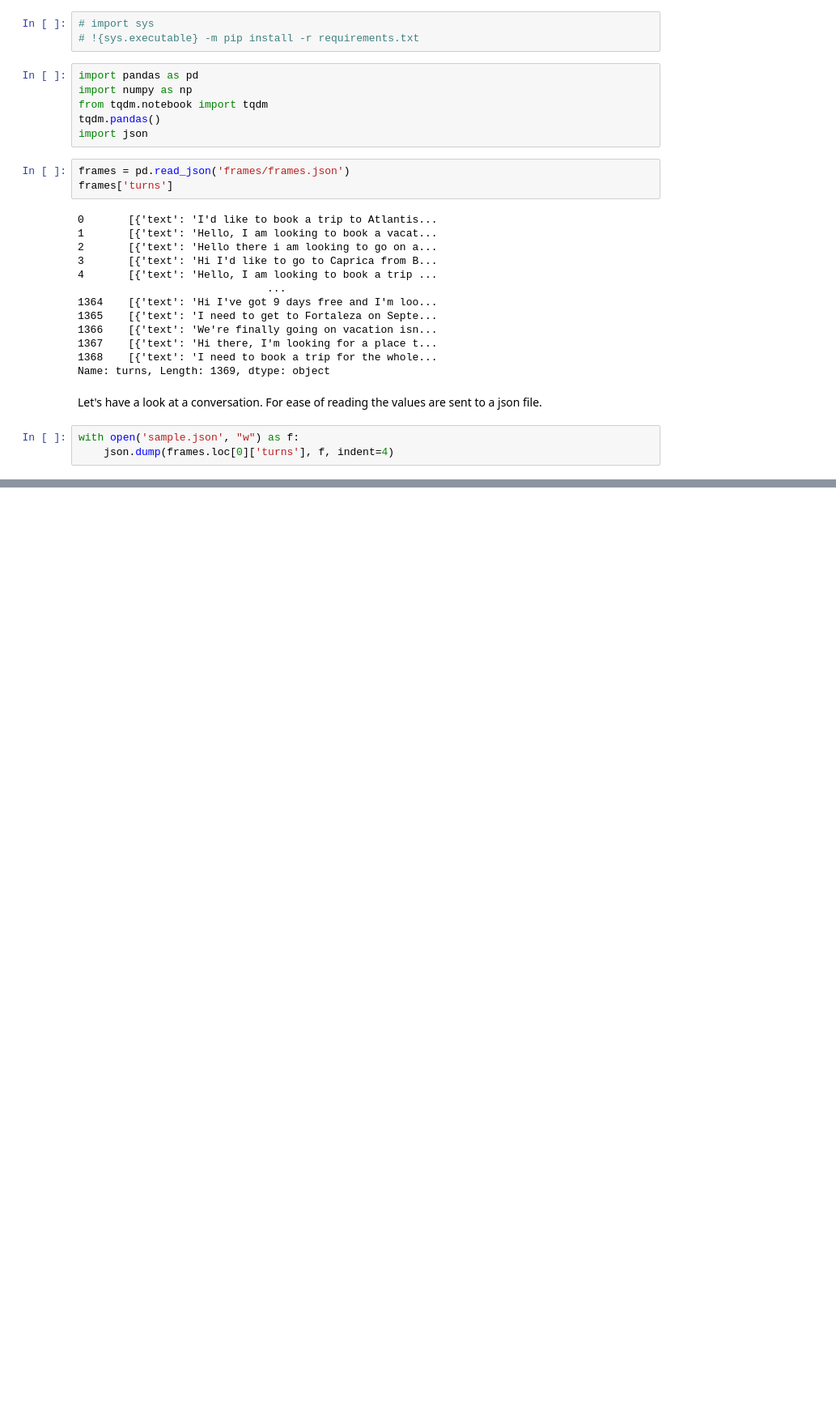
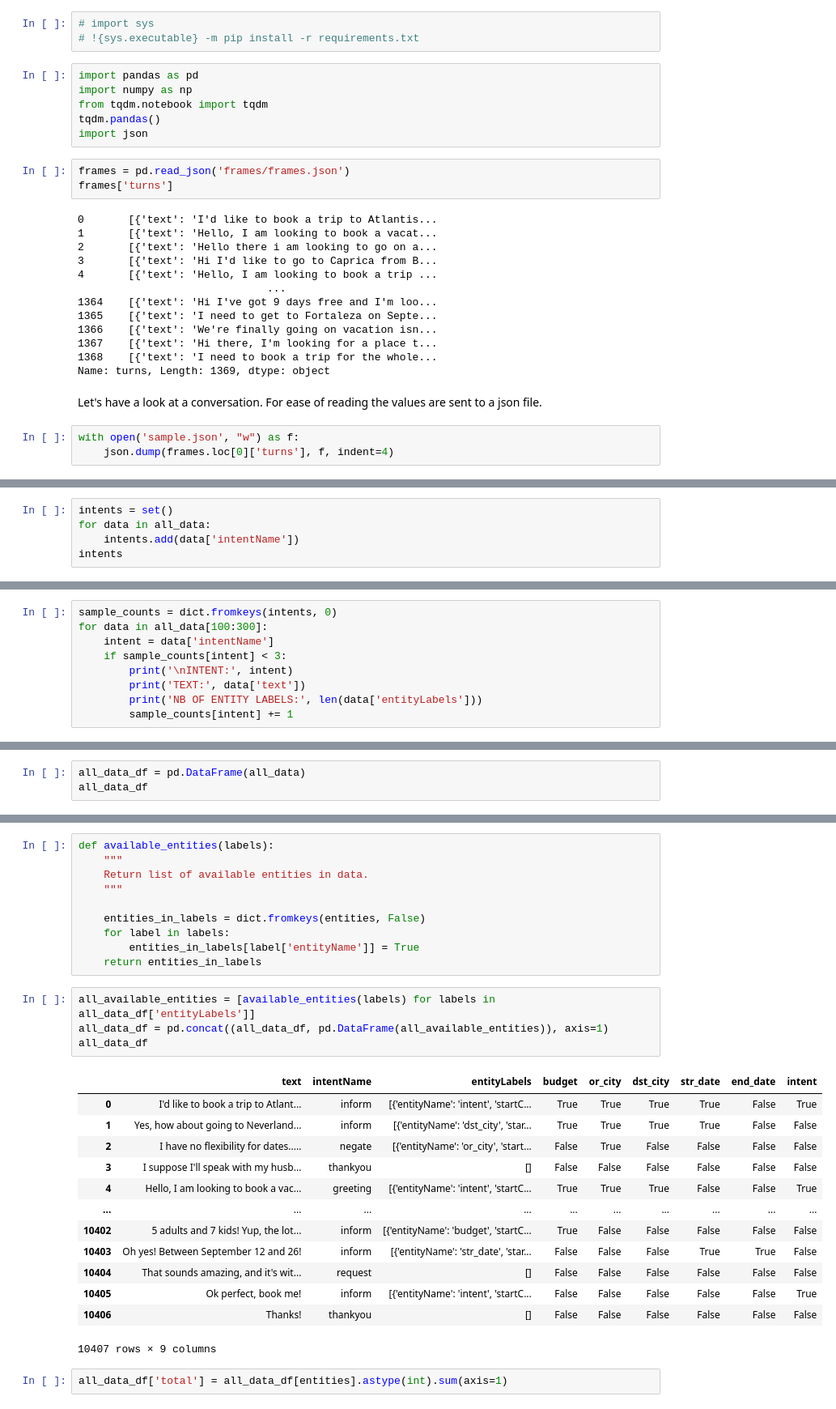
Before and after one commit to SoCrespo/OC-IA-P10, a Jupyter notebook: OC-IA-P10 DATA EXPLORATION.ipynb, the cells around one changed output, grey strips where cells are left out. Shown: that part at 81% size. Cells and saved outputs as stored; diff of their text form; blank space fills up the shorter version.

Commit message:
Create train and test data

```diff
--- a/OC-IA-P10 DATA EXPLORATION.ipynb
+++ b/OC-IA-P10 DATA EXPLORATION.ipynb
@@ -211,0 +224,5 @@ Let's transpose our data into the required format.
+# %%
+intents = set()
+for data in all_data:
+    intents.add(data['intentName'])
+intents
@@ -211,0 +245,9 @@ Let's transpose our data into the required format.
+# %%
+sample_counts = dict.fromkeys(intents, 0)
+for data in all_data[100:300]:
+    intent = data['intentName']
+    if sample_counts[intent] < 3:
+        print('\nINTENT:', intent)
+        print('TEXT:', data['text'])
+        print('NB OF ENTITY LABELS:', len(data['entityLabels']))
+        sample_counts[intent] += 1
@@ -211,0 +272,3 @@ Let's transpose our data into the required format.
+# %%
+all_data_df = pd.DataFrame(all_data)
+all_data_df
@@ -211,0 +301,30 @@ Let's transpose our data into the required format.
+# %%
+def available_entities(labels):
+    """
+    Return list of available entities in data.
+    """
+
+    entities_in_labels = dict.fromkeys(entities, False)
+    for label in labels:
+        entities_in_labels[label['entityName']] = True
+    return entities_in_labels
+# %%
+all_available_entities = [available_entities(labels) for labels in all_data_df['entityLabels']]
+all_data_df = pd.concat((all_data_df, pd.DataFrame(all_available_entities)), axis=1)
+all_data_df
+# %% [output]
+|  | text | intentName | entityLabels | budget | or_city | dst_city | str_date | end_date | intent |
+| 0 | I'd like to book a trip to Atlant... | inform | [{'entityName': 'intent', 'startC... | True | True | True | True | False | True |
+| 1 | Yes, how about going to Neverland... | inform | [{'entityName': 'dst_city', 'star... | True | True | True | True | False | False |
+| 2 | I have no flexibility for dates..... | negate | [{'entityName': 'or_city', 'start... | False | True | False | False | False | False |
+| 3 | I suppose I'll speak with my husb... | thankyou | [] | False | False | False | False | False | False |
+| 4 | Hello, I am looking to book a vac... | greeting | [{'entityName': 'intent', 'startC... | True | True | True | False | False | True |
+| ... | ... | ... | ... | ... | ... | ... | ... | ... | ... |
+| 10402 | 5 adults and 7 kids! Yup, the lot... | inform | [{'entityName': 'budget', 'startC... | True | False | False | False | False | False |
+| 10403 | Oh yes! Between September 12 and 26! | inform | [{'entityName': 'str_date', 'star... | False | False | False | True | True | False |
+| 10404 | That sounds amazing, and it's wit... | request | [] | False | False | False | False | False | False |
+| 10405 | Ok perfect, book me! | inform | [{'entityName': 'intent', 'startC... | False | False | False | False | False | True |
+| 10406 | Thanks! | thankyou | [] | False | False | False | False | False | False |
+10407 rows × 9 columns
+# %%
+all_data_df['total'] = all_data_df[entities].astype(int).sum(axis=1)
```
Also changed, not shown: parts of 29 cells of this notebook.
